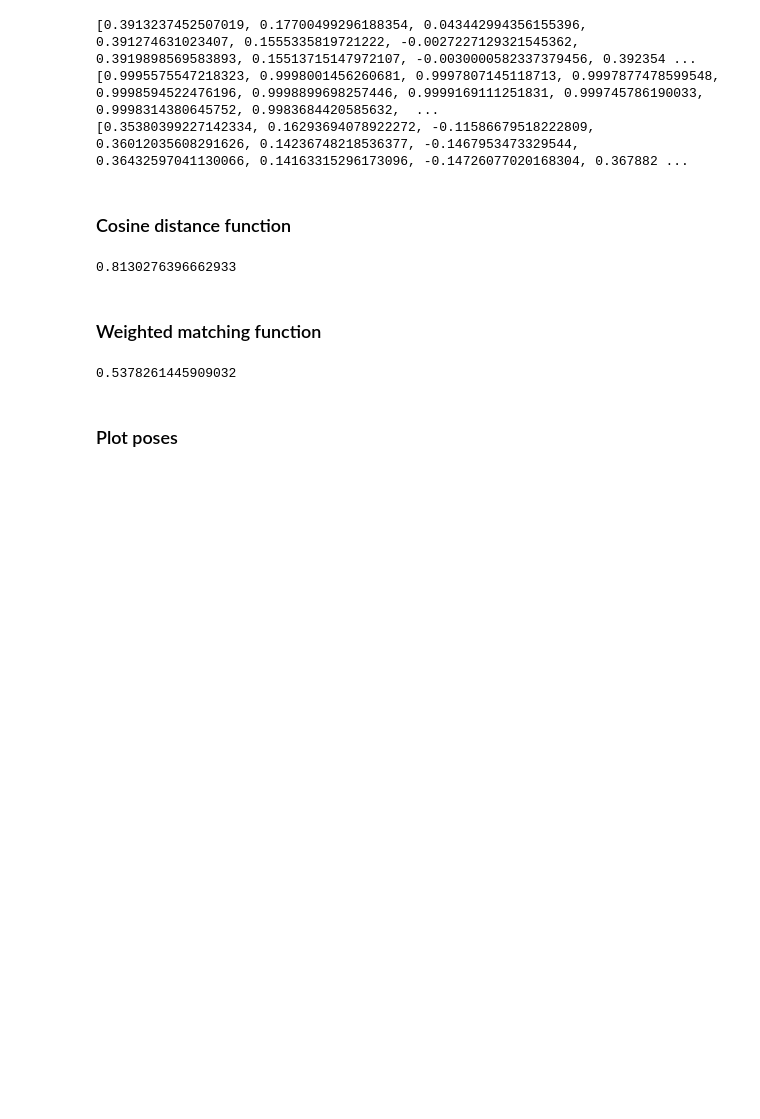
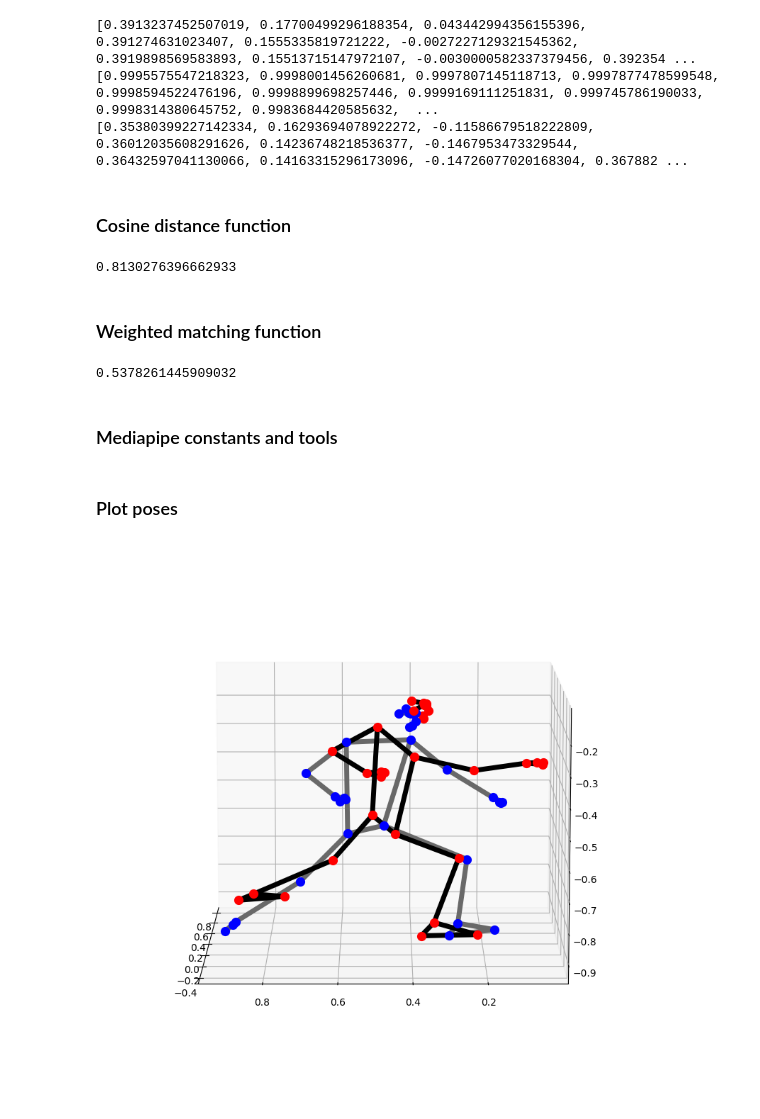
Before and after one commit to Riyuze/karate-trainer, a Jupyter notebook: test_prediction.ipynb, the cells around one changed output. Cells and saved outputs as stored; diff of their text form; code cells hidden in the pictures; blank space fills up the shorter version.

Commit message:
Finished drawing function

```diff
--- a/test_prediction.ipynb
+++ b/test_prediction.ipynb
@@ -65,3 +67,5 @@ weighted_similarity = 1 - weighted_matching(pose_1_array, pose_2_array, pose_1_v
 print(weighted_similarity)
 # %% [output]
 0.5378261445909032
+# %% [markdown]
+### Mediapipe constants and tools ###
@@ -68,29 +104,19 @@ print(weighted_similarity)
 # %% [markdown]
 ### Plot poses ###
 # %%
-WHITE_COLOR = (224, 224, 224)
-BLACK_COLOR = (0, 0, 0)
-RED_COLOR = (0, 0, 255)
-
-@dataclass
-class DrawingSpec:
-    color: Tuple[int, int, int] = WHITE_COLOR
-    thickness: int = 2
-    circle_radius: int = 2
-
 def plot_landmarks(landmark_list_1: landmark_pb2.NormalizedLandmarkList,
                    landmark_list_2: landmark_pb2.NormalizedLandmarkList,
                    connections: Optional[List[Tuple[int, int]]] = None,
                    landmark_drawing_spec: DrawingSpec = DrawingSpec(
-                       color=RED_COLOR, thickness=5),
+                       color=[RED_COLOR, BLUE_COLOR], thickness=5),
                    connection_drawing_spec: DrawingSpec = DrawingSpec(
-                       color=BLACK_COLOR, thickness=5),
+                       color=[BLACK_COLOR, GREY_COLOR], thickness=5),
                    elevation: int = 10,
                    azimuth: int = 10):
 
     if not (landmark_list_1 or landmark_list_2):
         return
-    plt.figure(figsize=(5, 5))
+    plt.figure(figsize=(10, 10))
     ax = plt.axes(projection='3d')
     ax.view_init(elev=elevation, azim=azimuth)
     plotted_landmarks_1 = {}
@@ -104,7 +130,7 @@ def plot_landmarks(landmark_list_1: landmark_pb2.NormalizedLandmarkList,
             xs=[-landmark.z],
             ys=[landmark.x],
             zs=[-landmark.y],
-            color=_normalize_color(landmark_drawing_spec.color[::-1]),
+            color=_normalize_color(landmark_drawing_spec.color[0]),
             linewidth=landmark_drawing_spec.thickness)
         plotted_landmarks_1[idx] = (-landmark.z, landmark.x, -landmark.y)
     if connections:
@@ -125,11 +151,11 @@ def plot_landmarks(landmark_list_1: landmark_pb2.NormalizedLandmarkList,
                     ys=[landmark_pair[0][1], landmark_pair[1][1]],
                     zs=[landmark_pair[0][2], landmark_pair[1][2]],
                     color=_normalize_color(
-                        connection_drawing_spec.color[::-1]),
+                        connection_drawing_spec.color[1]),
                     linewidth=connection_drawing_spec.thickness)
 
     plotted_landmarks_2 = {}
-    for idx, landmark in enumerate(landmark_list_1.landmark):
+    for idx, landmark in enumerate(landmark_list_2.landmark):
         if ((landmark.HasField('visibility') and
              landmark.visibility < _VISIBILITY_THRESHOLD) or
             (landmark.HasField('presence') and
@@ -139,11 +165,11 @@ def plot_landmarks(landmark_list_1: landmark_pb2.NormalizedLandmarkList,
             xs=[-landmark.z],
             ys=[landmark.x],
             zs=[-landmark.y],
-            color=_normalize_color(landmark_drawing_spec.color[::-1]),
+            color=_normalize_color(landmark_drawing_spec.color[1]),
             linewidth=landmark_drawing_spec.thickness)
         plotted_landmarks_2[idx] = (-landmark.z, landmark.x, -landmark.y)
     if connections:
-        num_landmarks = len(landmark_list_1.landmark)
+        num_landmarks = len(landmark_list_2.landmark)
         # Draws the connections if the start and end landmarks are both visible.
         for connection in connections:
             start_idx = connection[0]
@@ -160,5 +186,17 @@ def plot_landmarks(landmark_list_1: landmark_pb2.NormalizedLandmarkList,
                     ys=[landmark_pair[0][1], landmark_pair[1][1]],
                     zs=[landmark_pair[0][2], landmark_pair[1][2]],
                     color=_normalize_color(
-                        connection_drawing_spec.color[::-1]),
+                        connection_drawing_spec.color[0]),
                     linewidth=connection_drawing_spec.thickness)
+# %%
+landmark_subset_1 = landmark_pb2.NormalizedLandmarkList(
+    landmark = pose_1
+)
+
+landmark_subset_2 = landmark_pb2.NormalizedLandmarkList(
+    landmark = pose_2
+)
+
+plot_landmarks(landmark_subset_1, landmark_subset_2, mp_pose.POSE_CONNECTIONS, elevation=10, azimuth=180)
+# %% [output]
+[figure, added]
```
Also changed, not shown: parts of 2 cells of this notebook.
